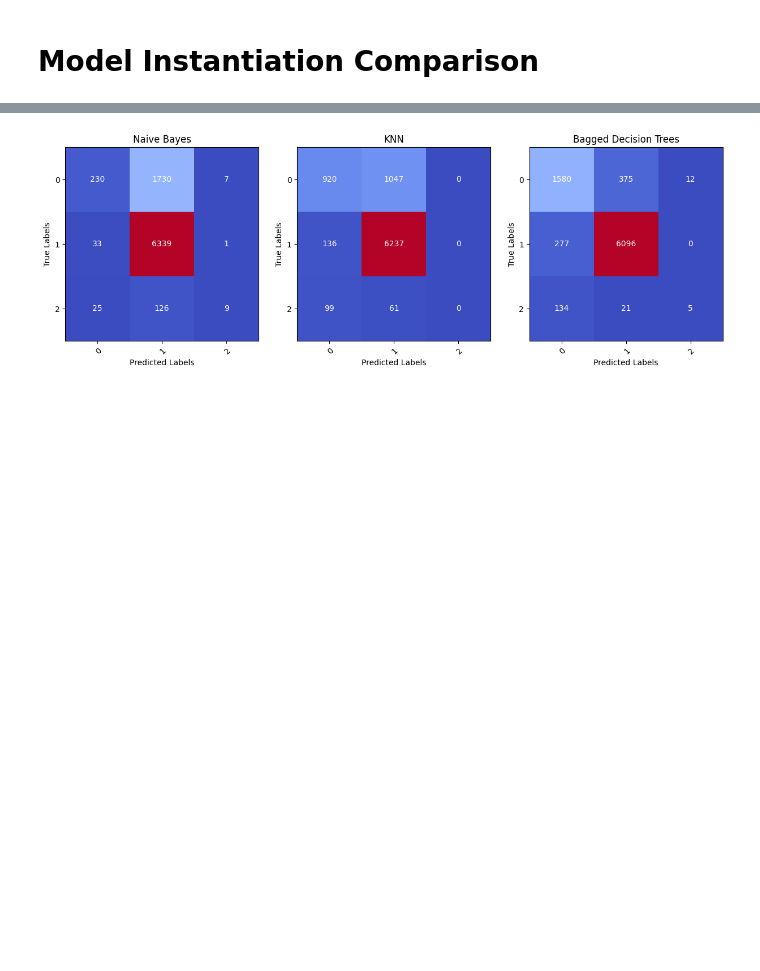
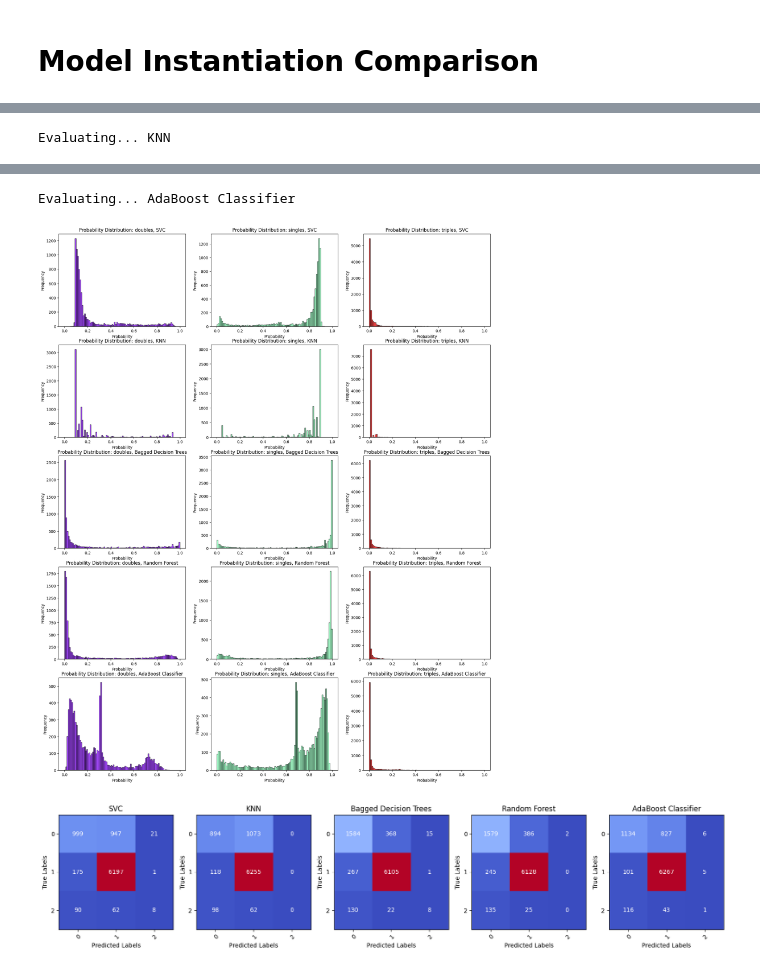
Before and after one commit to joshsalce/Speed_ISO, a Jupyter notebook: Model.ipynb, the cells around one changed output, grey strips where cells are left out. Cells and saved outputs as stored; diff of their text form; code cells hidden in the pictures; blank space fills up the shorter version.

Commit message:
Added Curves, Cleaned Up Code

```diff
--- a/Model.ipynb
+++ b/Model.ipynb
@@ -113,20 +275,12 @@ y = hits.events
 # %%
-# Define the label encoder
-label_encoder = LabelEncoder()
-y = label_encoder.fit_transform(y)
-
-# Creates cheat-sheet of  pitches and corresponding value after being encoded
-outcomes = pd.DataFrame()
-outcomes['Hit Type'] = label_encoder.inverse_transform(list(set(y)))
-outcomes['Encoded'] = list(set(y))
-
-print(outcomes, '\n')
-
 # Define the classifiers
 classifiers = [
-    ('Naive Bayes', CalibratedClassifierCV(GaussianNB(), cv=3, method='isotonic')),
+    #('Naive Bayes', CalibratedClassifierCV(GaussianNB(), cv=3, method='isotonic')),
+    ('SVC', CalibratedClassifierCV(SVC(probability=True, class_weight = 'balanced'), cv=3, method='isotonic')),
     ('KNN', CalibratedClassifierCV(KNeighborsClassifier(), cv=3, method='isotonic')),
-    ('Bagged Decision Trees', BaggingClassifier(n_estimators=100))
+    ('Bagged Decision Trees', BaggingClassifier(n_estimators=100)),
+    ('Random Forest', CalibratedClassifierCV(RandomForestClassifier(criterion='entropy', class_weight = 'balanced'), cv=5, method='isotonic')),
+    ('AdaBoost Classifier',CalibratedClassifierCV(AdaBoostClassifier(n_estimators=100), cv=5, method = 'isotonic'))
 ]
 
 # Define the metrics
@@ -151,7 +305,7 @@ categorical_features = ['home_team']
 
 preprocessor = ColumnTransformer(
     transformers=[
-        ('numeric', StandardScaler(), standardscale_features),           # Use StandardScaler for numeric features
+        ('standard_scale', StandardScaler(), standardscale_features),           # Use StandardScaler for numeric features
         ('minmax', MinMaxScaler(), minmax_features),              # Use MinMaxScaler for numeric features
         ('categorical', OneHotEncoder(sparse=False), categorical_features)     # Use OneHotEncoder for categorical features
     ])
@@ -159,54 +313,60 @@ preprocessor = ColumnTransformer(
 # Split the dataset into training and test sets
 X_train, X_test, y_train, y_test = train_test_split(X, y, test_size=0.25, stratify=y, random_state=69)
 
-# Create a figure to hold the confusion matrices
-fig, axes = plt.subplots(nrows=1, ncols=len(classifiers), figsize=(15, 5))
+classes = np.unique(y_train)
+num_classifiers = len(classifiers)
 
-classes = np.unique(y_train)
+
+# Create a figure to hold the confusion matrices and ROC-AUC, Precision-Recall Curves
+fig, axes = plt.subplots(nrows= num_classifiers, ncols=3, figsize=(20, 5 * num_classifiers))
+fig2, axes2 = plt.subplots(nrows=1, ncols=len(classifiers), figsize=(20, 5 * num_classifiers))
+fig3, axes3 = plt.subplots(nrows= num_classifiers, ncols=2, figsize=(20, 5 * num_classifiers))
 
 # Iterate over classifiers
-for name, classifier in classifiers:
+for z, (name, classifier) in enumerate(classifiers):
+    print('Evaluating...', name)
+
     # Create the pipeline
     pipeline = Pipeline(steps=[
         ('preprocessor', preprocessor),
         ('classifier', classifier)
     ])
 
-    #print(name, classifier)
     # Evaluate the pipeline using cross-validation
-    cv_scores = cross_val_score(pipeline, X_train, y_train, cv=5, scoring='accuracy')
+    #cv_scores = cross_val_score(pipeline, X_train, y_train, cv=5, scoring='accuracy')
 
     # Train the pipeline
     pipeline.fit(X_train, y_train)
-
 
     # Make predictions on the test set
     y_pred = pipeline.predict(X_test)
     y_pred_proba = pipeline.predict_proba(X_test)
 
+    # Plot Probability Distribution For Each Class For Each Classifier
+    ax_prob = axes
+    plot_probability_histograms(name, y_pred_proba, ax_prob, z)
+
+
     # Calculate and store the metrics for the classifier
-    results = {}
+    results = {key: None for key in metrics.keys()}
 
     # Calculate the confusion matrix
     cm = confusion_matrix(y_test, y_pred)
 
+    ax_index = classifiers.index((name, classifier))
+
     # Plot confusion matrix
-    ax = axes[classifiers.index((name, classifier))]
-    im = ax.imshow(cm, cmap=plt.cm.coolwarm)
-    ax.set_title(name)
-    ax.set_xlabel('Predicted Labels')
-    ax.set_ylabel('True Labels')
-    ax.set_xticks(np.arange(len(classes)))
-    ax.set_yticks(np.arange(len(classes)))
-    ax.set_xticklabels(classes)
-    ax.set_yticklabels(classes)
-    plt.setp(ax.get_xticklabels(), rotation=45, ha="right", rotation_mode="anchor")
+    ax_cm = axes2[ax_index]
+    plot_confusion_matrix(cm, ax_cm, name, classes)
 
-    # Display values in each cell of the confusion matrix
-    for i in range(len(classes)):
-        for j in range(len(classes)):
-            ax.text(j, i, cm[i, j], ha="center", va="center", color="white")
 
+    # Define each row of matplotlib figure, plot ROC-AUC and Precision-Recall
+    ax_rocauc = axes3[z, 0]
+    ax_pr = axes3[z, 1]
+
+    plot_rocauc_pr_rec(name, ax_rocauc, ax_pr, y_test ,y_pred_proba, classes)
+
+    # Add all metrics to dictionary, add to DataFrame
     for metric_name, metric_func in metrics.items():
         if metric_name in ['Precision', 'Recall', 'F1-Score']:
             metric_value = metric_func(y_test, y_pred, average='weighted')
@@ -229,9 +389,8 @@ for name, classifier in classifiers:
     for class_name in class_names:
       results[f'Recall, {label_encoder.inverse_transform([int(class_name)])[0]}'] = report[class_name]['recall']
 
+    #print(results)
+
     # Add the results to the DataFrame
     results_df.loc[name] = pd.Series(results)
-
-# Print the results
-results_df
 # %% [output]
@@ -245,0 +398 @@ results_df
+Evaluating... KNN
@@ -246 +401,3 @@ results_df
+Evaluating... AdaBoost Classifier
-[figure, old version]
+[figure, new version]
+[figure, added]
```
Also changed, not shown: parts of 12 cells of this notebook.
